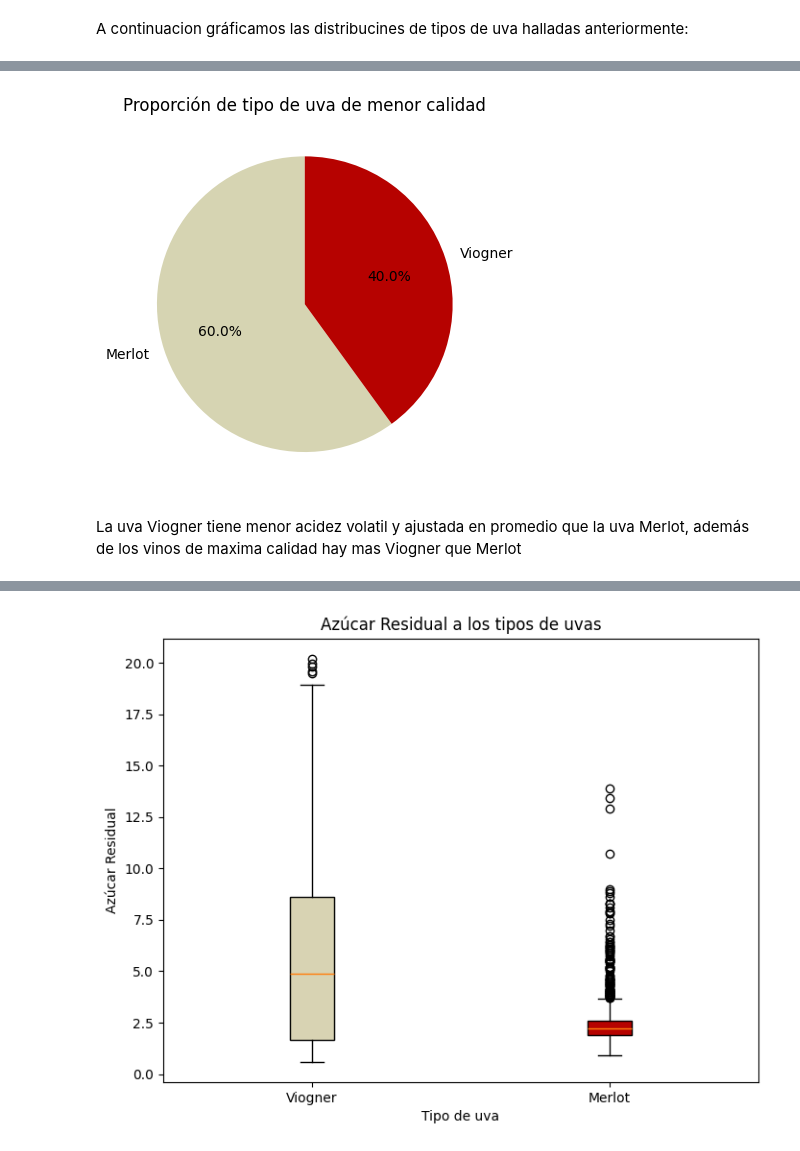
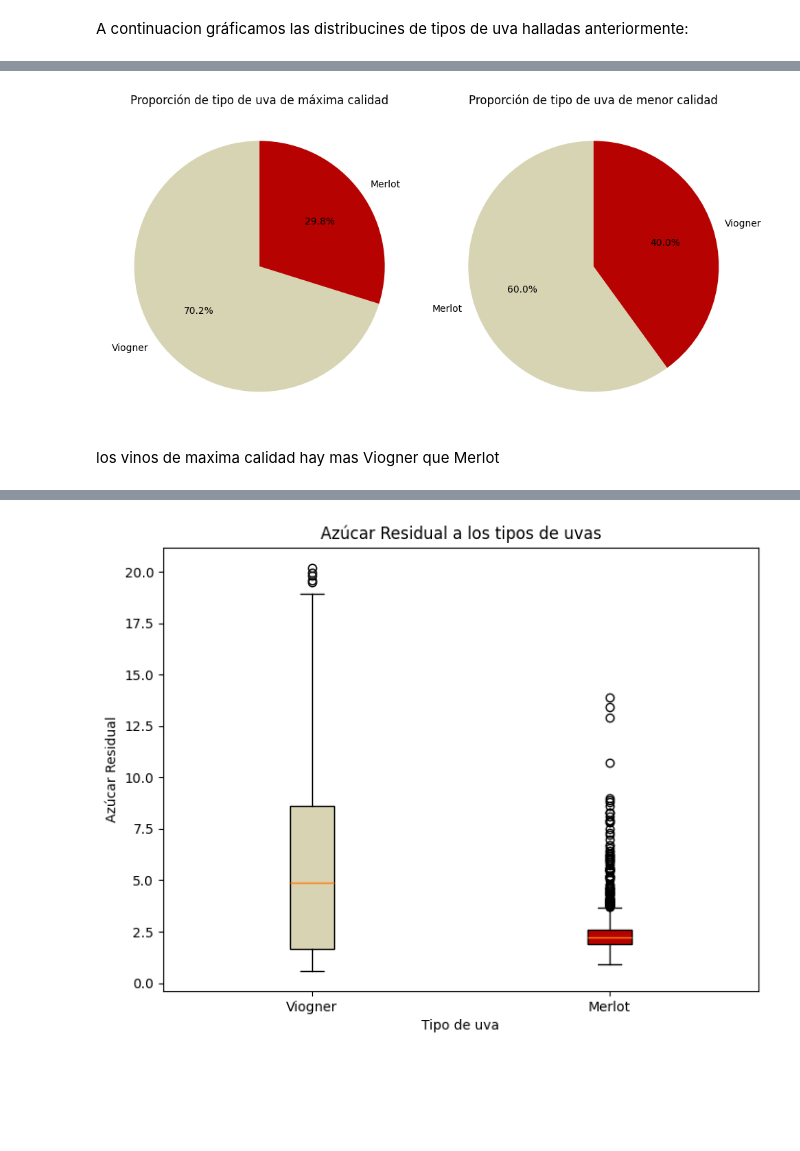
Before and after one commit to abriliglesias/Tp-ciencia-de-datos-, a Jupyter notebook: tpe.ipynb, the cells around one changed output, grey strips where cells are left out. Drawn from its saved outputs; the diff is of its cells as text; code cells hidden in the pictures; blank space fills up the shorter version.

```diff
--- a/tpe.ipynb
+++ b/tpe.ipynb
@@ -670,19 +653,37 @@ plt.show()
-# %%
-# Contar la cantidad de tipos de uvas de menor calidad
-type_counts = df_menor_calidad["type"].value_counts()
-
-# Crear el gráfico de torta
-type_counts = df_menor_calidad["type"].value_counts()
-labels = ["Viogner" if label == "Viogner" else "Merlot" for label in type_counts.index]
-c= "#d6d4b2", "#b60200"
-plt.pie(type_counts, labels=labels, autopct='%1.1f%%', startangle=90, colors= c)
-
-# Agregar un título al gráfico
-plt.title("Proporción de tipo de uva de menor calidad")
-
-# Mostrar el gráfico
-plt.show()
-# %% [output]
-[figure, removed]
+# %%
+import matplotlib.pyplot as plt
+import pandas as pd
+
+# Suponiendo que df_max_calidad y df_menor_calidad son tus DataFrames
+
+# Contar la cantidad de vinos Viogner y Merlot de mayor calidad
+type_counts_max = df_max_calidad["type"].value_counts()
+
+# Contar la cantidad de vinos Viogner y Merlot de menor calidad
+type_counts_menor = df_menor_calidad["type"].value_counts()
+
+# Definir etiquetas y colores
+labels_max = ["Merlot" if label == "Merlot" else "Viogner" for label in type_counts_max.index]
+labels_menor = ["Merlot" if label == "Merlot" else "Viogner" for label in type_counts_menor.index]
+colors = ["#d6d4b2", "#b60200"]
+
+# Crear una figura con dos subplots
+fig, (ax1, ax2) = plt.subplots(1, 2, figsize=(10, 7))
+
+# Primer gráfico de torta (máxima calidad)
+ax1.pie(type_counts_max, labels=labels_max, autopct='%1.1f%%', startangle=90, colors=colors)
+ax1.set_title("Proporción de tipo de uva de máxima calidad")
+
+# Segundo gráfico de torta (menor calidad)
+ax2.pie(type_counts_menor, labels=labels_menor, autopct='%1.1f%%', startangle=90, colors=colors)
+ax2.set_title("Proporción de tipo de uva de menor calidad")
+
+# Ajustar el layout para que los subplots no se solapen
+plt.tight_layout()
+
+# Mostrar los gráficos
+plt.show()
+# %% [output]
+[figure, added]
 # %% [markdown]
-La uva Viogner tiene menor acidez volatil y ajustada en promedio que la uva Merlot, además de los vinos de maxima calidad hay mas Viogner que Merlot
+los vinos de maxima calidad hay mas Viogner que Merlot
```
Also changed, not shown: parts of 60 cells of this notebook.
